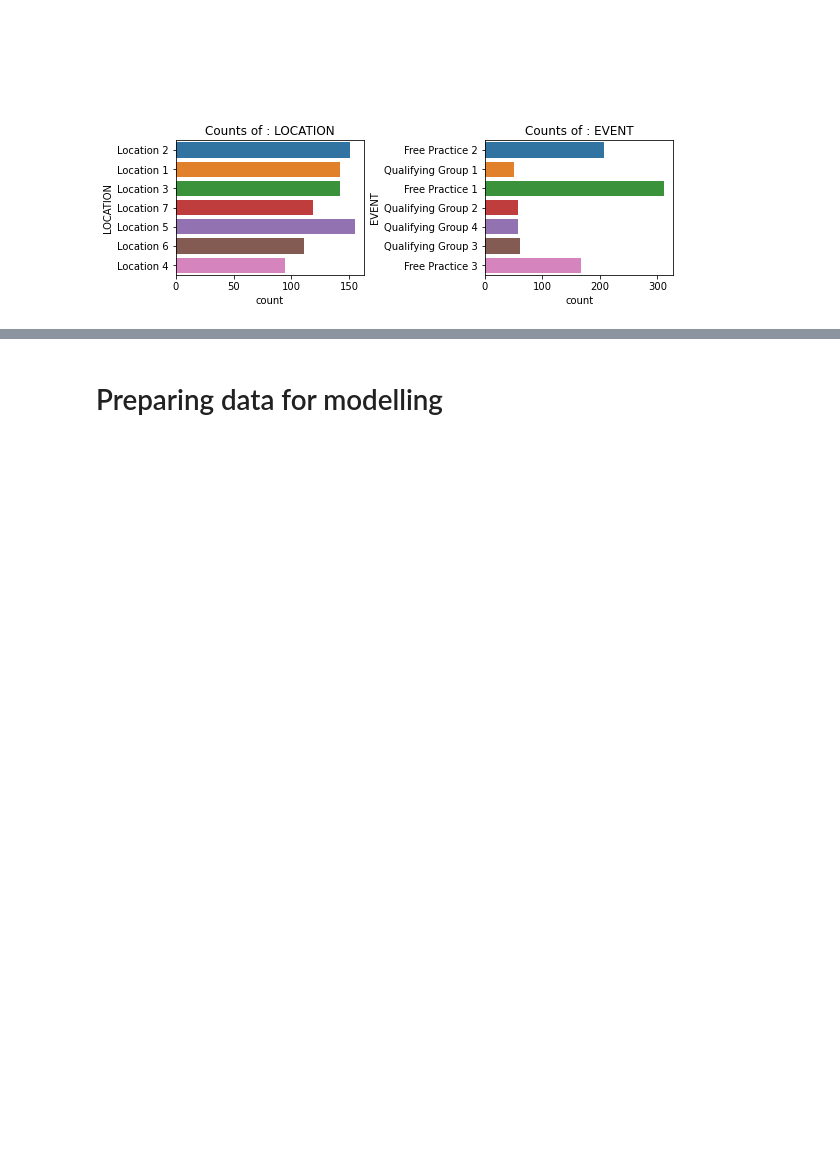
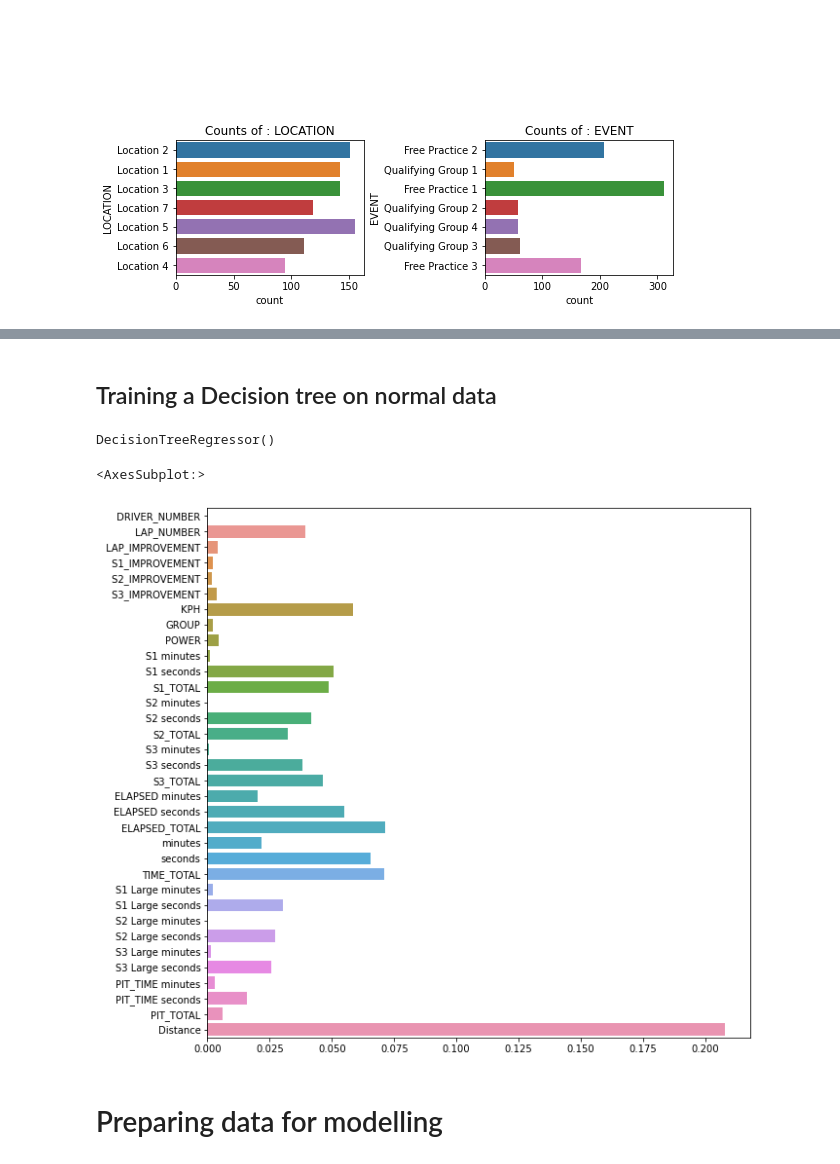
Before and after one commit to karthikchiru12/Predicting-Lap-Time, a Jupyter notebook: Predicting Lap Time.ipynb, the cells around one changed output, grey strips where cells are left out. Cells and saved outputs as stored; diff of their text form; code cells hidden in the pictures; blank space fills up the shorter version.

```diff
--- a/Predicting Lap Time.ipynb
+++ b/Predicting Lap Time.ipynb
@@ -303,0 +343,5 @@ eda.count_plot(['LOCATION','EVENT'],width=8,height=4)
+# %%
+cleaned_train_data['Distance'] = cleaned_train_data['S1_TOTAL'] + cleaned_train_data['S2_TOTAL'] +  \
+cleaned_train_data['S3_TOTAL']
+
+cleaned_train_data['Distance'] = cleaned_train_data['Distance'] * (cleaned_train_data[' KPH']*5/18)
@@ -303,0 +353,22 @@ eda.count_plot(['LOCATION','EVENT'],width=8,height=4)
+# %% [markdown]
+## Training a Decision tree on normal data
+# %%
+dt1 = DecisionTreeRegressor()
+dt1.fit(cleaned_train_data[[' DRIVER_NUMBER', ' LAP_NUMBER',
+       ' LAP_IMPROVEMENT', ' S1_IMPROVEMENT', ' S2_IMPROVEMENT',
+       ' S3_IMPROVEMENT', ' KPH', 'GROUP', 'POWER', 'S1 minutes', 'S1 seconds',
+       'S1_TOTAL', 'S2 minutes', 'S2 seconds', 'S2_TOTAL', 'S3 minutes',
+       'S3 seconds', 'S3_TOTAL', 'ELAPSED minutes', 'ELAPSED seconds',
+       'ELAPSED_TOTAL', 'minutes', 'seconds', 'TIME_TOTAL', 'S1 Large minutes',
+       'S1 Large seconds', 'S2 Large minutes', 'S2 Large seconds',
+       'S3 Large minutes', 'S3 Large seconds', 'PIT_TIME minutes',
+       'PIT_TIME seconds', 'PIT_TOTAL','Distance']]
+        ,cleaned_train_data['LAP_TIME'])
+# %% [output]
+DecisionTreeRegressor()
+# %%
+plt.figure(figsize=(10,10))
+sns.barplot(y = dt1.feature_names_in_, x = dt1.feature_importances_)
+# %% [output]
+<AxesSubplot:>
+[figure, added]
```
Also changed, not shown: parts of 57 cells of this notebook, 21 other files.
